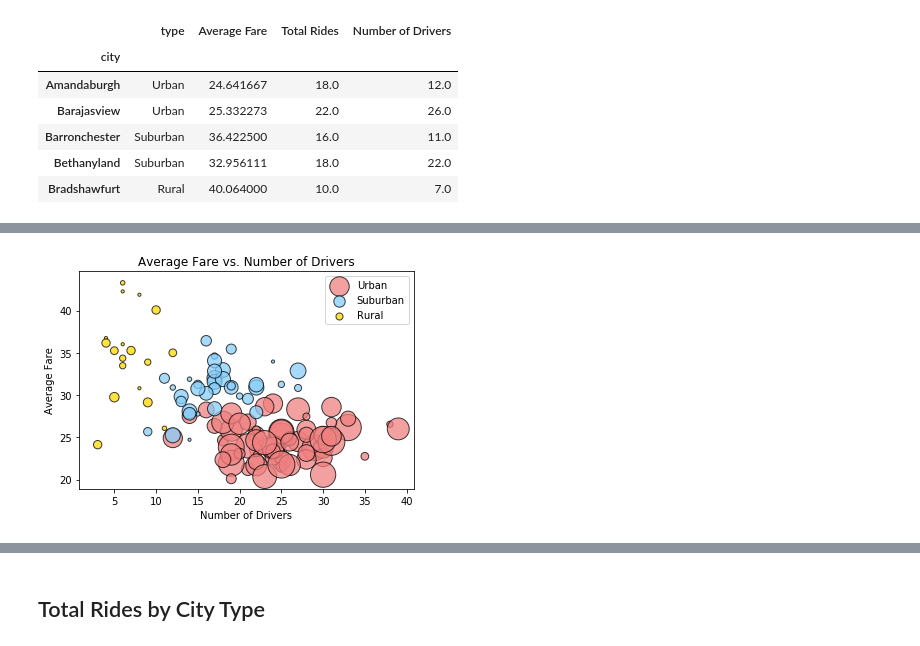
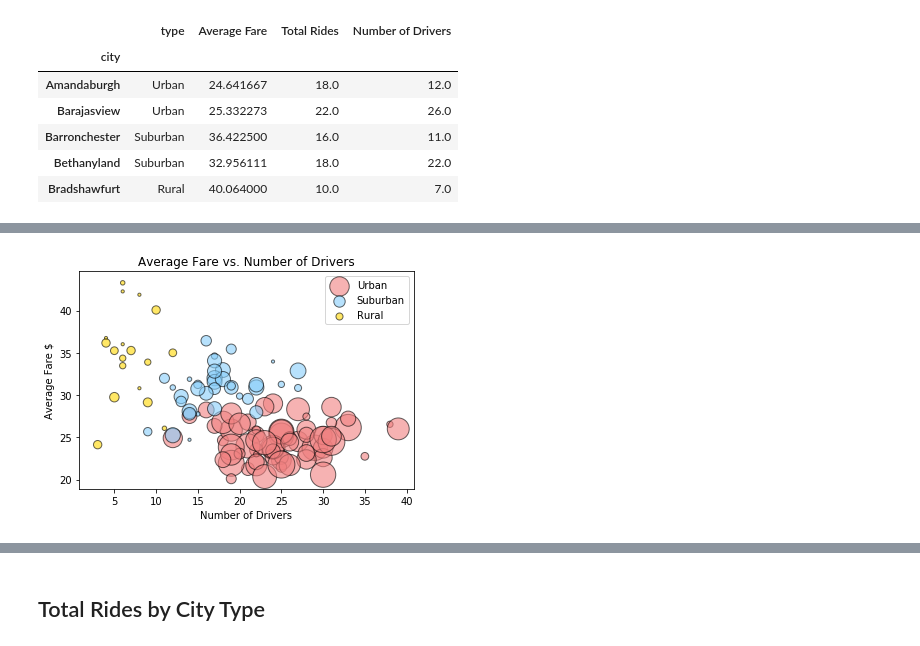
Before and after one commit to warnerm06/Pyber, a Jupyter notebook: pyber_solved_MEW.ipynb, the cells around one changed output, grey strips where cells are left out. Cells and saved outputs as stored; diff of their text form; code cells hidden in the pictures.

```diff
--- a/pyber_solved_MEW.ipynb
+++ b/pyber_solved_MEW.ipynb
@@ -110,23 +112,25 @@ plt.show()
 # %%
-#Build the scatter plots for each city types
+#Build a combined bubble plot
 
-fig = plt.figure()
-ax= fig.add_subplot(1,1,1)
+fig = plt.figure()#creates figure
+ax= fig.add_subplot(1,1,1) #creates subplot
 
+#add 3 sets of data
 ax.scatter(urban_x_axis, urban_y_axis, marker="o", facecolors=colors['urban'], edgecolors="black",
-            s=urban_df['Number of Drivers']*10, alpha=0.75, label ='Urban')
+            s=urban_df['Number of Drivers']*10, alpha=.6, label ='Urban',linewidths=None)
 
 ax.scatter(suburban_x_axis, suburban_y_axis, marker="o", facecolors=colors['suburban'], edgecolors="black",
-            s=suburban_df['Number of Drivers']*10, alpha=0.75,label='Suburban')
+            s=suburban_df['Number of Drivers']*10, alpha=.6,label='Suburban',linewidths=None)
 
-ax.scatter(rural_x_axis, rural_y_axis, marker="o", facecolors=colors['rural'], edgecolors="black",
-             s=rural_df['Number of Drivers']*10, alpha=0.75, label ='Rural')
+ax.scatter(rural_x_axis, rural_y_axis, marker="o", facecolors=colors['rural'], edgecolors='black', #black looks best for edgecolors
+             s=rural_df['Number of Drivers']*10, alpha=.6, label ='Rural',linewidths=None)
+#add chart info
 ax.set_title('Average Fare vs. Number of Drivers')
 ax.set_xlabel('Number of Drivers')
-ax.set_ylabel('Average Fare')
+ax.set_ylabel('Average Fare $')
 ax.legend(loc='best')
 
-plt.savefig("Images/all_types.png")
+plt.savefig("Images/all_types.png")#save figure
 plt.show()
 # %% [output]
-[figure, old version]
+[figure, new version]
```
Also changed, not shown: parts of 14 cells of this notebook, 4 other files.
